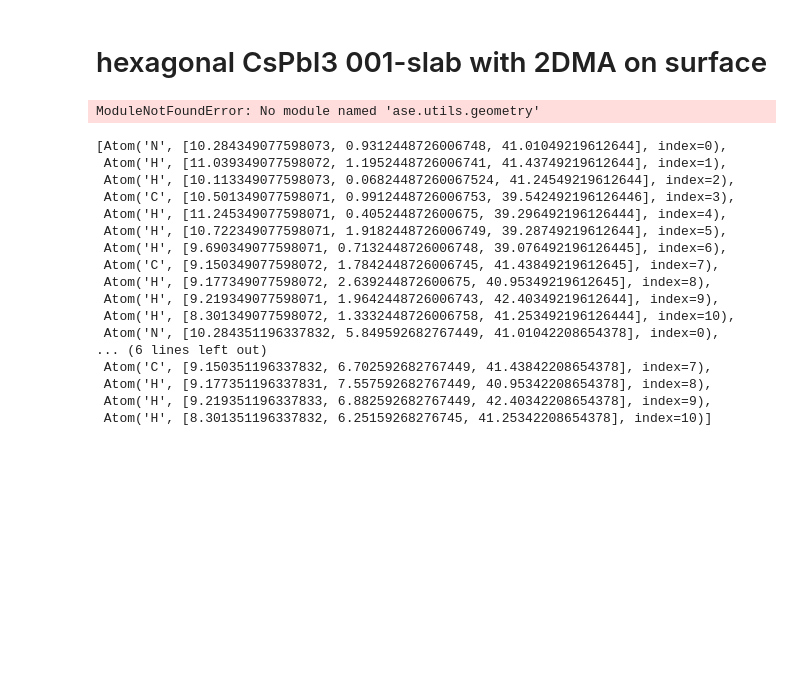
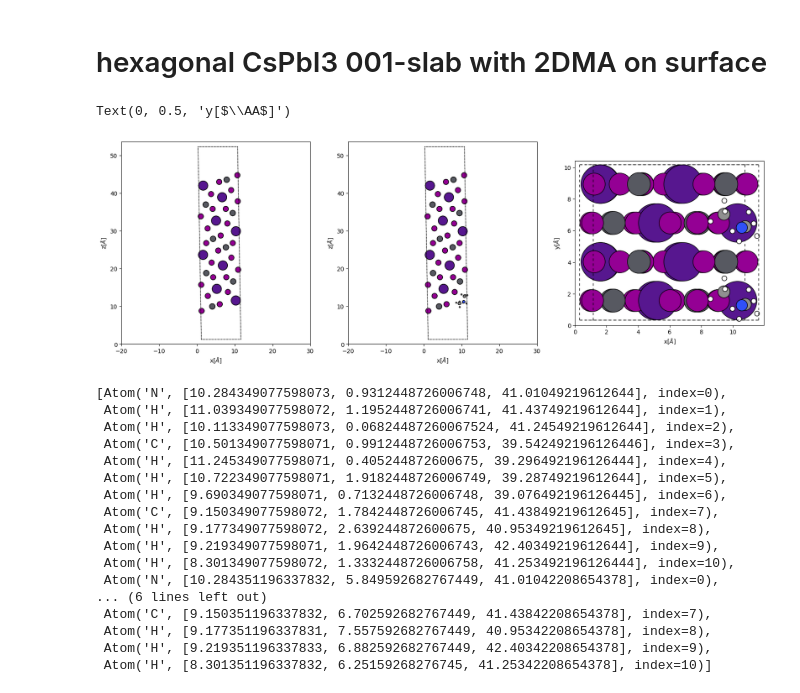
Before and after one commit to ahlawat-paramvir/Passivation-Halide-Perovskites, a Jupyter notebook: making_slabs.ipynb, the cells around one changed output. Saved outputs shown, nothing was run; the diff lists cells and outputs as text; code cells hidden in the pictures; blank space fills up the shorter version.

```diff
--- a/making_slabs.ipynb
+++ b/making_slabs.ipynb
@@ -311,18 +302,23 @@ Atoms(symbols='Cs16', pbc=True, cell=[[10.463476902719863, 2.46250713228e-05, -0
 # %% [markdown]
 # hexagonal CsPbI3 001-slab with 2DMA on surface
 # %%
+
+
 import matplotlib.pyplot as plt
 from ase.optimize.sciopt import *
-from ase.utils.geometry import *
-from ase.lattice.spacegroup import crystal
+from ase.geometry import *
 from ase.visualize import *
-from ase.lattice.surface import surface
 from ase import Atoms
 from ase import io
 from ase.io.cif import read_cif
 from ase.io.vasp import write_vasp
-from abtem.visualize import show_atoms
+from ase.spacegroup import crystal
+from ase.build.tools import  *
+from ase.build import surface
 from ase.visualize.plot import plot_atoms
+import numpy as np
+
+
 from ase.build import add_adsorbate
 
 #relaxed_slab[[atom.index for atom in relaxed_slab if atom.symbol == 'Cs']].get_positions()[:,2].max()
@@ -342,29 +338,18 @@ while j < num_replace_Cs:
         if(relaxed_slab.get_chemical_symbols()[i] == 'Cs'):
             Cs_index.append((relaxed_slab.positions[i,2], i))
         i = i + 1
-
     max_value_z, idz = max(Cs_index, key=lambda item: item[0])
-
-    print('Maximum z value:', max_value, "At index:",idz)
-    relaxed_slab.positions[idz]
+    # print('Maximum z value:', max_value, "At index:",idz)
+    # relaxed_slab.positions[idz]
 
     molecule = io.read('DMA.pdb')
     molecule.set_cell(relaxed_slab.cell)
-
-    xmin = molecule.get_center_of_mass()[0]
-    xmax = relaxed_slab.positions[idz, 0]
-    ymin = molecule.get_center_of_mass()[1]
-    ymax = relaxed_slab.positions[idz, 1]
-    zmin = molecule.get_center_of_mass()[2]
-    zmax = relaxed_slab.positions[idz, 2]
-
-    molecule.positions += (xmax - xmin, ymax - ymin, zmax - zmin)
+    molecule.positions += relaxed_slab.positions[idz] -  molecule.get_center_of_mass()
 
     if j==0:
         tmp_molecule = molecule
     else:
         tmp_molecule += molecule
-
     del relaxed_slab[idz]
 
     j = j+1
@@ -375,35 +360,36 @@ while j < num_replace_Cs:
 new_slab = relaxed_slab + tmp_molecule
 new_slab = sort(new_slab)
 view (new_slab)
 
 fig, (ax1, ax2, ax3) = plt.subplots(1, 3, figsize=(20,10))
 
 plot_atoms(slab, ax1, radii=0.5, rotation=('90x,0y,0z'))
 ax1.set_xlim(-20, 30)
 ax1.set_xlabel(r'x[$\AA$]')
 ax1.set_ylabel(r'z[$\AA$]')
 
 
 plot_atoms(new_slab, ax2, radii=0.5, rotation=('90x,0y,0z'))
 ax2.set_xlim(-20, 30)
 ax2.set_xlabel(r'x[$\AA$]')
 ax2.set_ylabel(r'z[$\AA$]')
 
 
 plot_atoms(new_slab, ax3, radii=0.5, rotation=('0x,0y,0z'))
 #ax3.set_xlim(-20, 30)
 ax3.set_xlabel(r'x[$\AA$]')
 ax3.set_ylabel(r'y[$\AA$]')
 
 #fig.savefig("ase_slab.png")
 
 #view(relaxed_slab)
 
 # write the cell to a vaps file
 
-write_vasp('delta_001_2DMA_top.vasp', new_slab, vasp5=True, direct=True)
+#write_vasp('delta_001_2DMA_top.vasp', new_slab, vasp5=True, direct=True)
 # %% [output]
-ModuleNotFoundError: No module named 'ase.utils.geometry'
+Text(0, 0.5, 'y[$\\AA$]')
+[figure, added]
 # %%
 tmp_molecule
 # %% [output]
```
Also changed, not shown: parts of 2 cells of this notebook, 2 other files.
